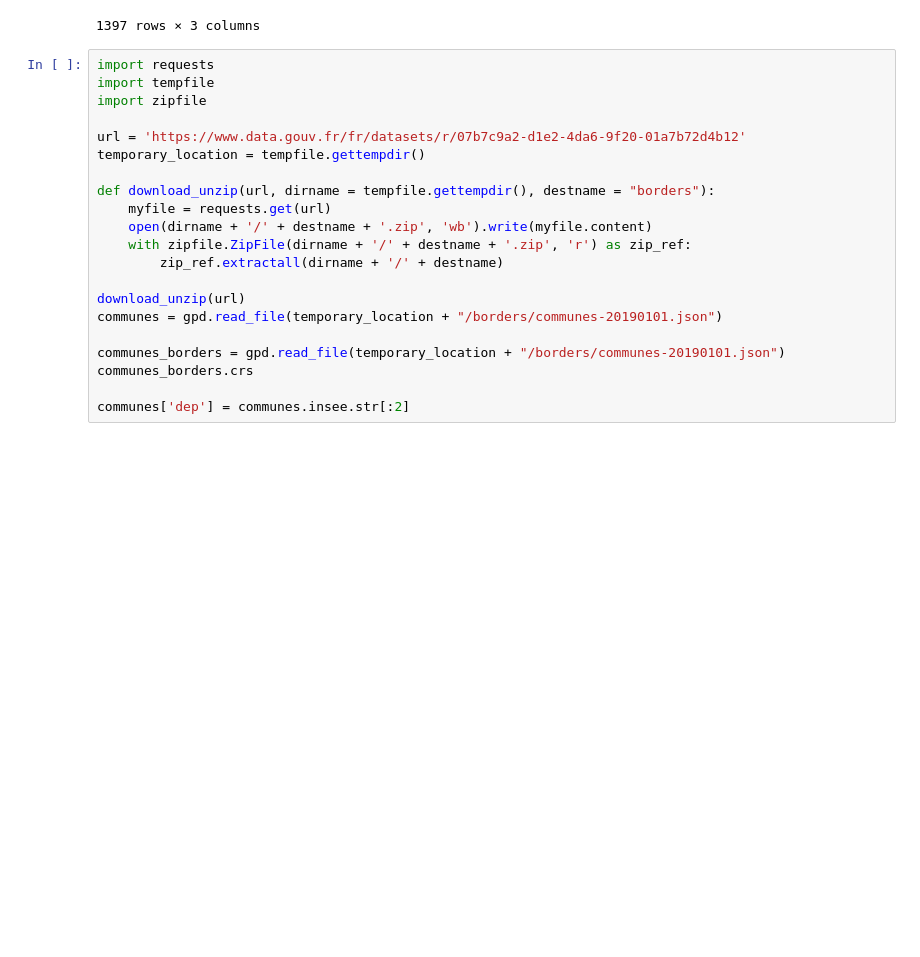
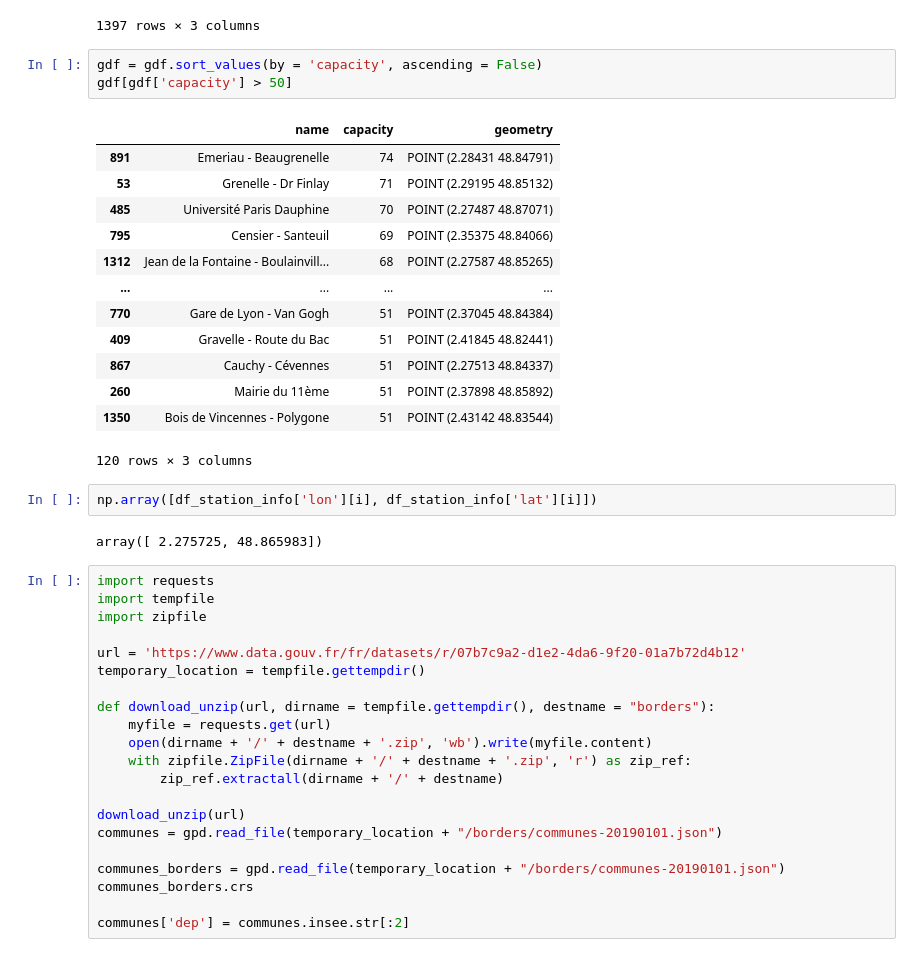
Before and after one commit to mathispuissant/StatApp, a Jupyter notebook: donnée/exploration.ipynb, the cells around one changed output. Saved outputs shown, nothing was run; the diff lists cells and outputs as text; blank space fills up the shorter version.

```diff
--- a/donnée/exploration.ipynb
+++ b/donnée/exploration.ipynb
@@ -142,6 +143,27 @@ gdf
 | 1395 | Saint-Marcel - Hôpital | 21 | POINT (2.36099 48.83950) |
 | 1396 | Guynemer - Jardin du Luxembourg | 36 | POINT (2.33255 48.84661) |
 1397 rows × 3 columns
+# %%
+gdf = gdf.sort_values(by = 'capacity', ascending = False)
+gdf[gdf['capacity'] > 50]
+# %% [output]
+|  | name | capacity | geometry |
+| 891 | Emeriau - Beaugrenelle | 74 | POINT (2.28431 48.84791) |
+| 53 | Grenelle - Dr Finlay | 71 | POINT (2.29195 48.85132) |
+| 485 | Université Paris Dauphine | 70 | POINT (2.27487 48.87071) |
+| 795 | Censier - Santeuil | 69 | POINT (2.35375 48.84066) |
+| 1312 | Jean de la Fontaine - Boulainvill... | 68 | POINT (2.27587 48.85265) |
+| ... | ... | ... | ... |
+| 770 | Gare de Lyon - Van Gogh | 51 | POINT (2.37045 48.84384) |
+| 409 | Gravelle - Route du Bac | 51 | POINT (2.41845 48.82441) |
+| 867 | Cauchy - Cévennes | 51 | POINT (2.27513 48.84337) |
+| 260 | Mairie du 11ème | 51 | POINT (2.37898 48.85892) |
+| 1350 | Bois de Vincennes - Polygone | 51 | POINT (2.43142 48.83544) |
+120 rows × 3 columns
+# %%
+np.array([df_station_info['lon'][i], df_station_info['lat'][i]])
+# %% [output]
+array([ 2.275725, 48.865983])
 # %%
 import requests
 import tempfile
```
Also changed, not shown: parts of 4 cells of this notebook.
